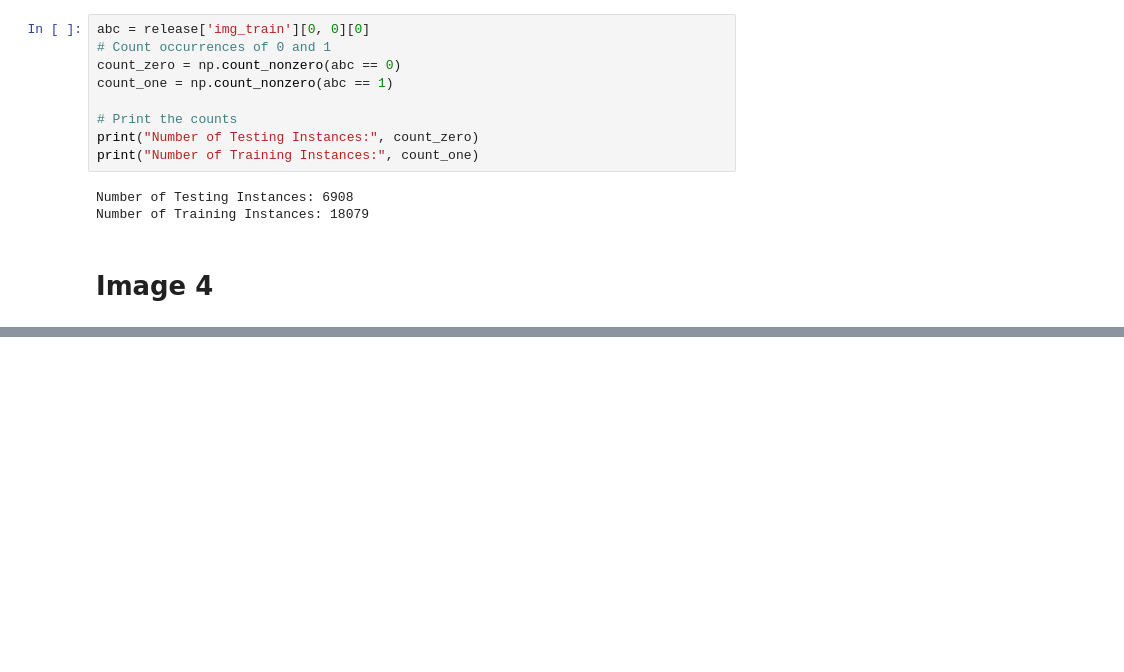
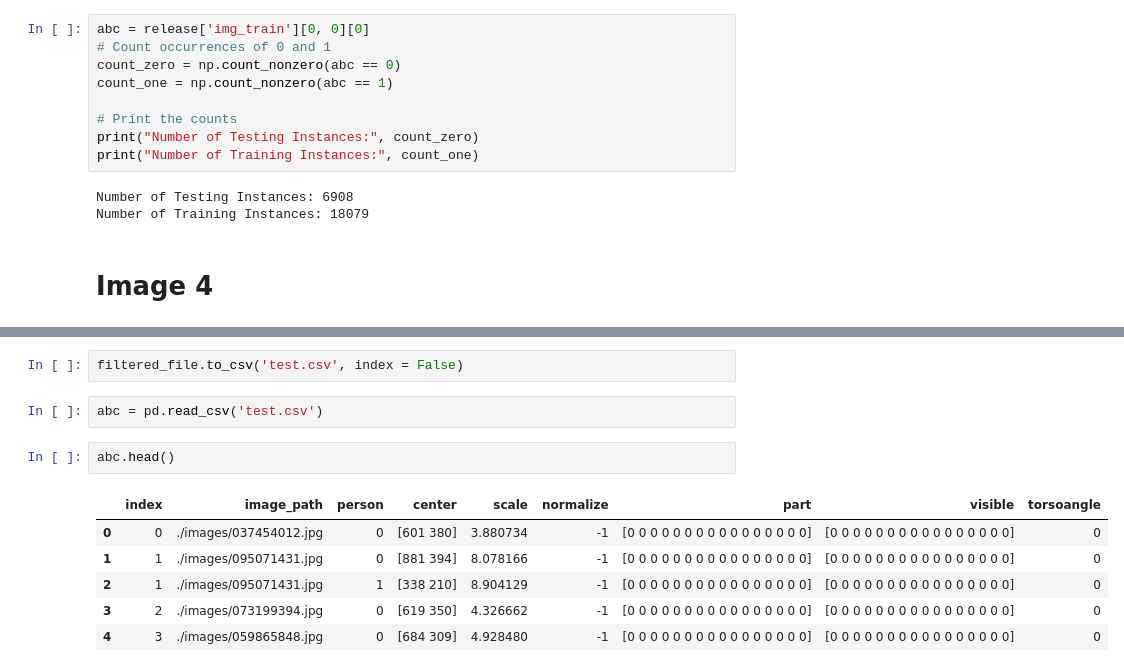
Before and after one commit to Longcodedao/PoseEstimation, a Jupyter notebook: datasets/Untitled.ipynb, the cells around one changed output, grey strips where cells are left out. Cells and saved outputs as stored; diff of their text form; blank space fills up the shorter version.

```diff
--- a/datasets/Untitled.ipynb
+++ b/datasets/Untitled.ipynb
@@ -606,0 +898,13 @@ a[0]['x'][0, 0]
+# %%
+filtered_file.to_csv('test.csv', index = False)
+# %%
+abc = pd.read_csv('test.csv')
+# %%
+abc.head()
+# %% [output]
+|  | index | image_path | person | center | scale | normalize | part | visible | torsoangle |
+| 0 | 0 | ./images/037454012.jpg | 0 | [601 380] | 3.880734 | -1 | [0 0 0 0 0 0 0 0 0 0 0 0 0 0 0 0] | [0 0 0 0 0 0 0 0 0 0 0 0 0 0 0 0] | 0 |
+| 1 | 1 | ./images/095071431.jpg | 0 | [881 394] | 8.078166 | -1 | [0 0 0 0 0 0 0 0 0 0 0 0 0 0 0 0] | [0 0 0 0 0 0 0 0 0 0 0 0 0 0 0 0] | 0 |
+| 2 | 1 | ./images/095071431.jpg | 1 | [338 210] | 8.904129 | -1 | [0 0 0 0 0 0 0 0 0 0 0 0 0 0 0 0] | [0 0 0 0 0 0 0 0 0 0 0 0 0 0 0 0] | 0 |
+| 3 | 2 | ./images/073199394.jpg | 0 | [619 350] | 4.326662 | -1 | [0 0 0 0 0 0 0 0 0 0 0 0 0 0 0 0] | [0 0 0 0 0 0 0 0 0 0 0 0 0 0 0 0] | 0 |
+| 4 | 3 | ./images/059865848.jpg | 0 | [684 309] | 4.928480 | -1 | [0 0 0 0 0 0 0 0 0 0 0 0 0 0 0 0] | [0 0 0 0 0 0 0 0 0 0 0 0 0 0 0 0] | 0 |
```
Also changed, not shown: parts of 23 cells of this notebook, 7 other files.
